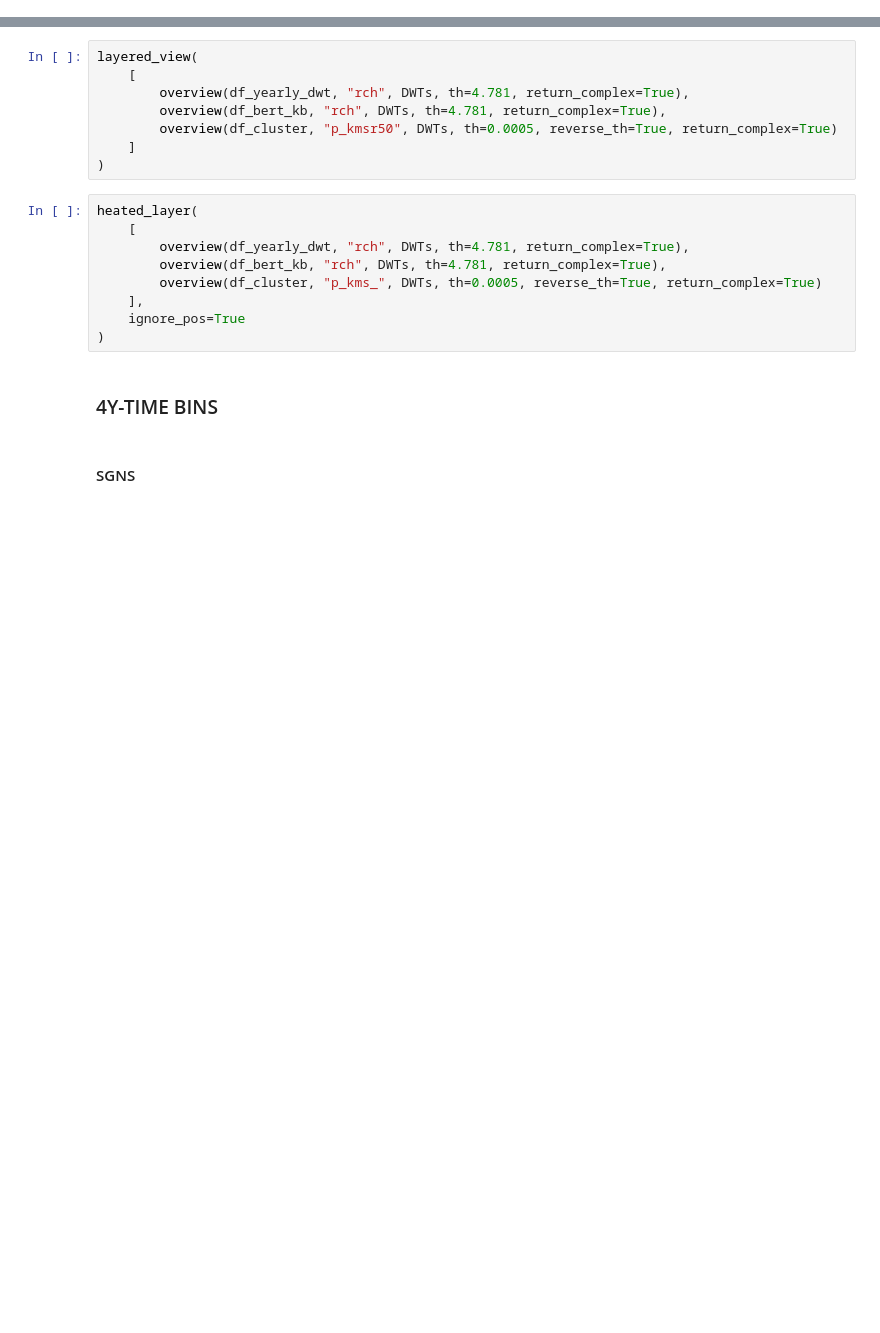
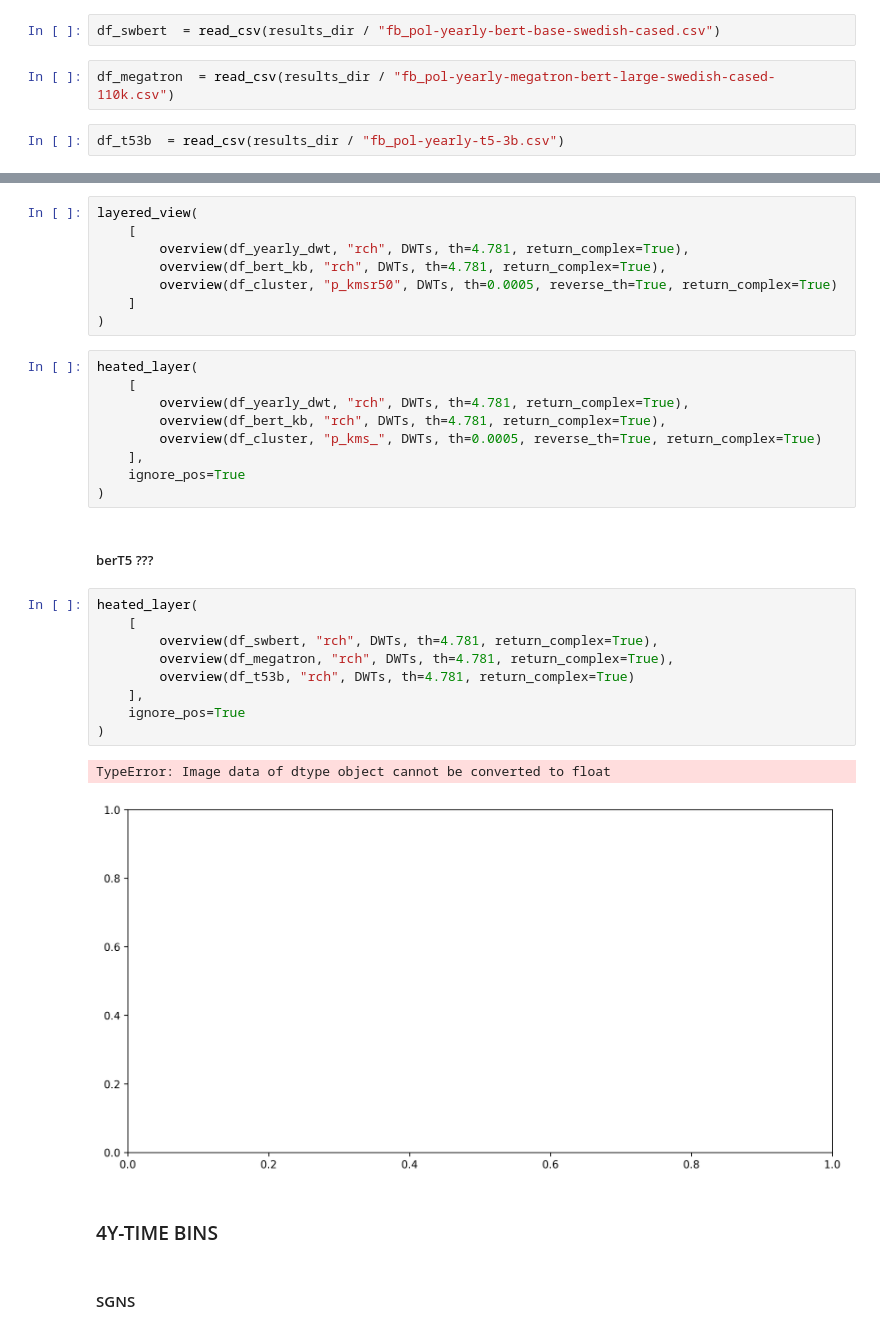
Before and after one commit to mboholm/dw_change, a Jupyter notebook: analysis/analysis.ipynb, the cells around one changed output, grey strips where cells are left out. Cells and saved outputs as stored; diff of their text form; blank space fills up the shorter version.

```diff
--- a/analysis/analysis.ipynb
+++ b/analysis/analysis.ipynb
@@ -1248,0 +1253,6 @@ df_bert_kb_ref = read_csv(results_dir / "fm_smh-yearly-bert-sentence-bert-swedis
+# %%
+df_swbert  = read_csv(results_dir / "fb_pol-yearly-bert-base-swedish-cased.csv")
+# %%
+df_megatron  = read_csv(results_dir / "fb_pol-yearly-megatron-bert-large-swedish-cased-110k.csv")
+# %%
+df_t53b  = read_csv(results_dir / "fb_pol-yearly-t5-3b.csv")
@@ -1969,6 +2029,20 @@ heated_layer(
     ],
     ignore_pos=True
 )
+# %% [markdown]
+##### berT5 ???
+# %%
+heated_layer(
+    [
+        overview(df_swbert, "rch", DWTs, th=4.781, return_complex=True),
+        overview(df_megatron, "rch", DWTs, th=4.781, return_complex=True),
+        overview(df_t53b, "rch", DWTs, th=4.781, return_complex=True)
+    ],
+    ignore_pos=True
+)
+# %% [output]
+TypeError: Image data of dtype object cannot be converted to float
+[figure, added]
 # %% [markdown]
 ### 4Y-TIME BINS
 # %% [markdown]
```
Also changed, not shown: parts of 22 cells of this notebook.
